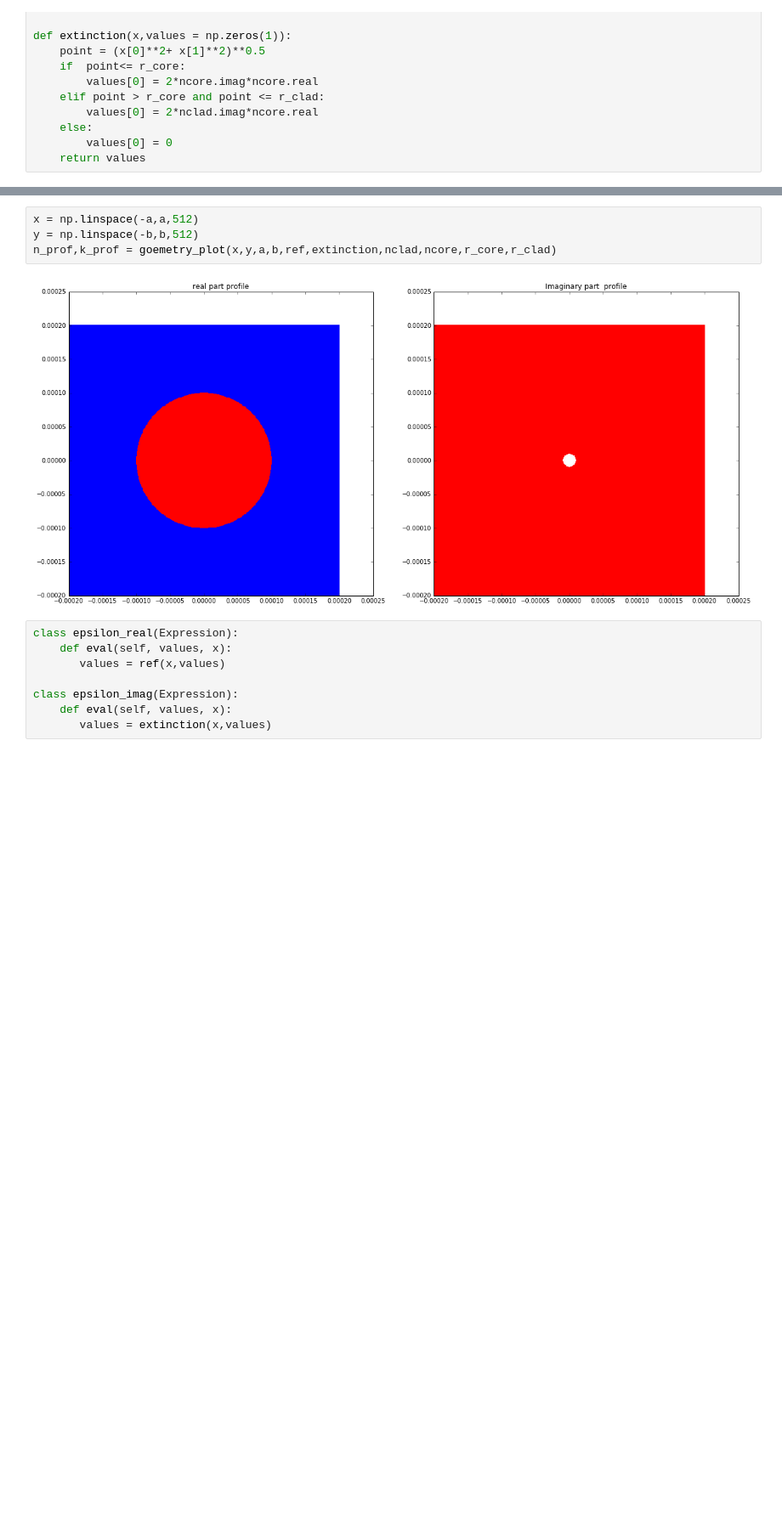
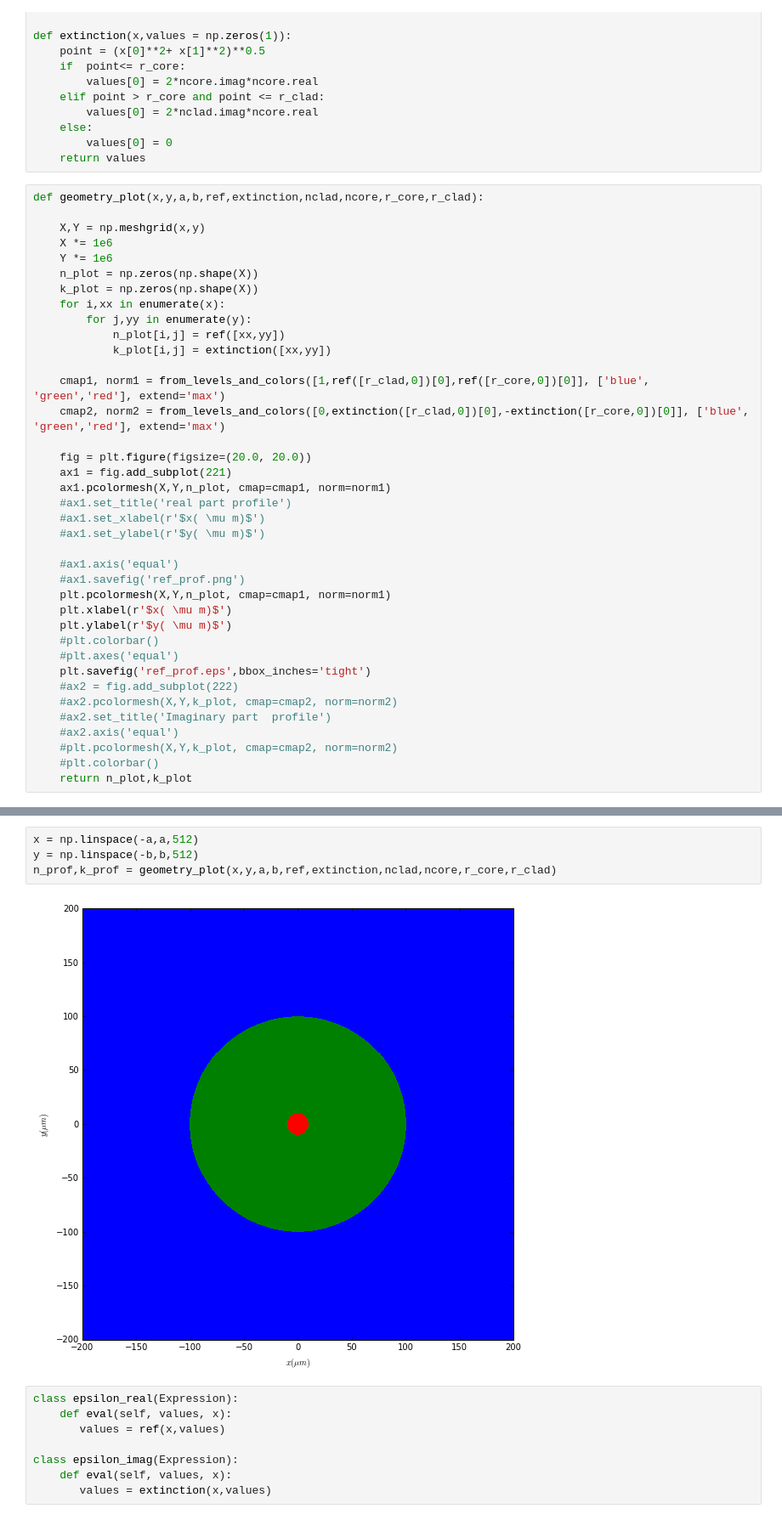
Before and after one commit to ibegleris/WaFEl, a Jupyter notebook: Dispersion_analysis.ipynb, the cells around one changed output, grey strips where cells are left out. Shown at 85% size. Drawn from its saved outputs; the diff is of its cells as text; blank space fills up the shorter version.

```diff
--- a/Dispersion_analysis.ipynb
+++ b/Dispersion_analysis.ipynb
@@ -133,3 +141,41 @@ def extinction(x,values = np.zeros(1)):
     else:
         values[0] = 0
     return values
+# %%
+def geometry_plot(x,y,a,b,ref,extinction,nclad,ncore,r_core,r_clad):
+
+    X,Y = np.meshgrid(x,y)
+    X *= 1e6
+    Y *= 1e6
+    n_plot = np.zeros(np.shape(X))
+    k_plot = np.zeros(np.shape(X))
+    for i,xx in enumerate(x):
+        for j,yy in enumerate(y):
+            n_plot[i,j] = ref([xx,yy])
+            k_plot[i,j] = extinction([xx,yy])
+
+    cmap1, norm1 = from_levels_and_colors([1,ref([r_clad,0])[0],ref([r_core,0])[0]], ['blue', 'green','red'], extend='max')
+    cmap2, norm2 = from_levels_and_colors([0,extinction([r_clad,0])[0],-extinction([r_core,0])[0]], ['blue', 'green','red'], extend='max')
+
+    fig = plt.figure(figsize=(20.0, 20.0))
+    ax1 = fig.add_subplot(221)
+    ax1.pcolormesh(X,Y,n_plot, cmap=cmap1, norm=norm1)
+    #ax1.set_title('real part profile')
+    #ax1.set_xlabel(r'$x( \mu m)$')
+    #ax1.set_ylabel(r'$y( \mu m)$')
+
+    #ax1.axis('equal')
+    #ax1.savefig('ref_prof.png')
+    plt.pcolormesh(X,Y,n_plot, cmap=cmap1, norm=norm1)
+    plt.xlabel(r'$x( \mu m)$')
+    plt.ylabel(r'$y( \mu m)$')
+    #plt.colorbar()
+    #plt.axes('equal')
+    plt.savefig('ref_prof.eps',bbox_inches='tight')
+    #ax2 = fig.add_subplot(222)
+    #ax2.pcolormesh(X,Y,k_plot, cmap=cmap2, norm=norm2)
+    #ax2.set_title('Imaginary part  profile')
+    #ax2.axis('equal')
+    #plt.pcolormesh(X,Y,k_plot, cmap=cmap2, norm=norm2)
+    #plt.colorbar()
+    return n_plot,k_plot
@@ -136,9 +194,9 @@ def extinction(x,values = np.zeros(1)):
 # %%
 x = np.linspace(-a,a,512)
 y = np.linspace(-b,b,512)
-n_prof,k_prof = goemetry_plot(x,y,a,b,ref,extinction,nclad,ncore,r_core,r_clad)
+n_prof,k_prof = geometry_plot(x,y,a,b,ref,extinction,nclad,ncore,r_core,r_clad)
 # %% [output]
-[figure, old version]
+[figure, new version]
 # %%
 class epsilon_real(Expression):
     def eval(self, values, x):
```
Also changed, not shown: parts of 15 cells of this notebook, 17 other files.
